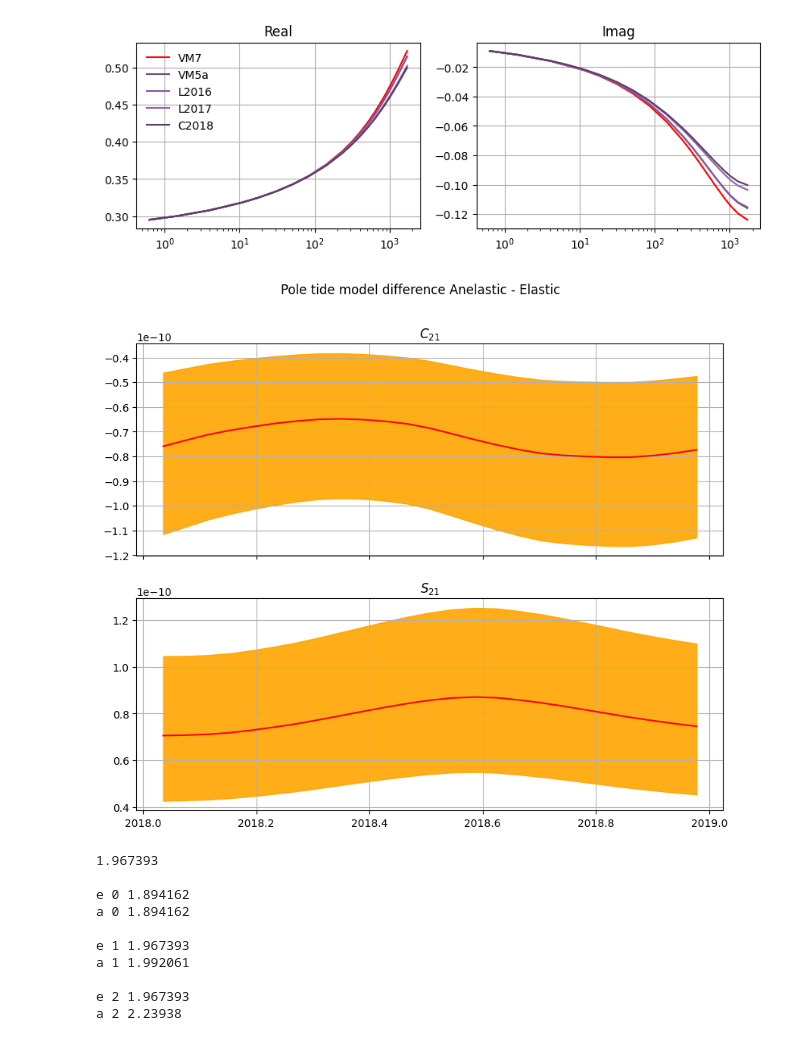
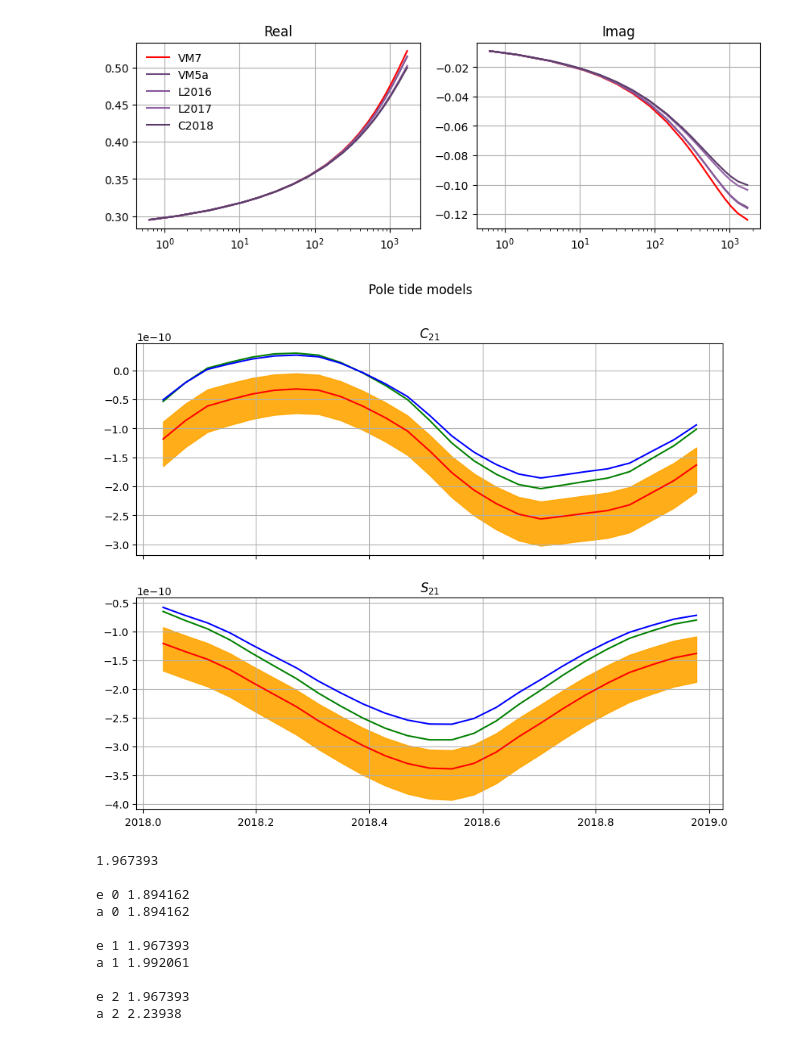
Before and after one commit to maxime-rousselet-cnes/transient_solid_earth, a Jupyter notebook: test.ipynb, the cells around one changed output. Saved outputs shown, nothing was run; the diff lists cells and outputs as text; code cells hidden in the pictures.

Commit message:
pole tide convention

```diff
--- a/test.ipynb
+++ b/test.ipynb
@@ -170,9 +190,30 @@ indices = (dates >= start_dates) & (dates <= end_dates)
 dates_timespan = dates[indices]
 e_c_timespan = e_c[indices]
 e_s_timespan = e_s[indices]
+old_c_timespan = old_c[indices]
+old_s_timespan = old_s[indices]
 a_c_low_timespan = a_c_low[indices]
 a_s_low_timespan = a_s_low[indices]
 a_c_ref_timespan = a_c_ref[indices]
 a_s_ref_timespan = a_s_ref[indices]
 a_c_high_timespan = a_c_high[indices]
 a_s_high_timespan = a_s_high[indices]
+jjul_frac_dates = (dates_timespan - start_dates) * 365.25 + jjul_1970
+
+with open("marpoltab.txt", "w") as f:
+    for row in [
+        jjul_frac_dates,
+        e_c_timespan,
+        e_s_timespan,
+        old_c_timespan,
+        old_s_timespan,
+        a_c_low_timespan,
+        a_s_low_timespan,
+        a_c_ref_timespan,
+        a_s_ref_timespan,
+        a_c_high_timespan,
+        a_s_high_timespan,
+        [0.0] * 25,
+    ]:
+        f.write(", ".join(f"{scalar:+.8E}" for scalar in row) + ", &")
+        f.write("\n")
@@ -196,32 +220,36 @@ with open("marpoltab.txt", "w") as f:
 # %%
 from matplotlib.pyplot import subplots, show
 
 fig, (ax1, ax2) = subplots(2, 1, figsize=(10, 8), sharex=True, sharey=False)
 ax1.fill_between(
     dates_timespan,
-    a_c_low_timespan - e_c_timespan,
-    a_c_high_timespan - e_c_timespan,
+    a_c_low_timespan,
+    a_c_high_timespan,
     color="orange",
     alpha=0.9,
     label="high-end models",
 )
-ax1.plot(dates_timespan, a_c_ref_timespan - e_c_timespan, color="red", label="reference model")
+ax1.plot(dates_timespan, a_c_ref_timespan, color="red", label="reference")
+ax1.plot(dates_timespan, old_c_timespan, color="green", label="old")
+ax1.plot(dates_timespan, e_c_timespan, color="blue", label="old")
 ax1.grid()
 ax1.set_title(r"$C_{21}$")
 ax2.fill_between(
     dates_timespan,
-    a_s_low_timespan - e_s_timespan,
-    a_s_high_timespan - e_s_timespan,
+    a_s_low_timespan,
+    a_s_high_timespan,
     color="orange",
     alpha=0.9,
 )
-ax2.plot(dates_timespan, a_s_ref_timespan - e_s_timespan, color="red", label="reference model")
+ax2.plot(dates_timespan, a_s_ref_timespan, color="red", label="reference")
+ax2.plot(dates_timespan, old_s_timespan, color="green", label="old")
+ax2.plot(dates_timespan, e_s_timespan, color="blue", label="old")
 ax2.grid()
 ax2.set_title(r"$S_{21}$")
-fig.suptitle("Pole tide model difference Anelastic - Elastic")
+fig.suptitle("Pole tide models")
 show()
 # %% [output]
-[figure, old version]
+[figure, new version]
 # %%
 from transient_solid_earth import (
     load_base_model,
```
Also changed, not shown: parts of 6 cells of this notebook, 15 other files.
